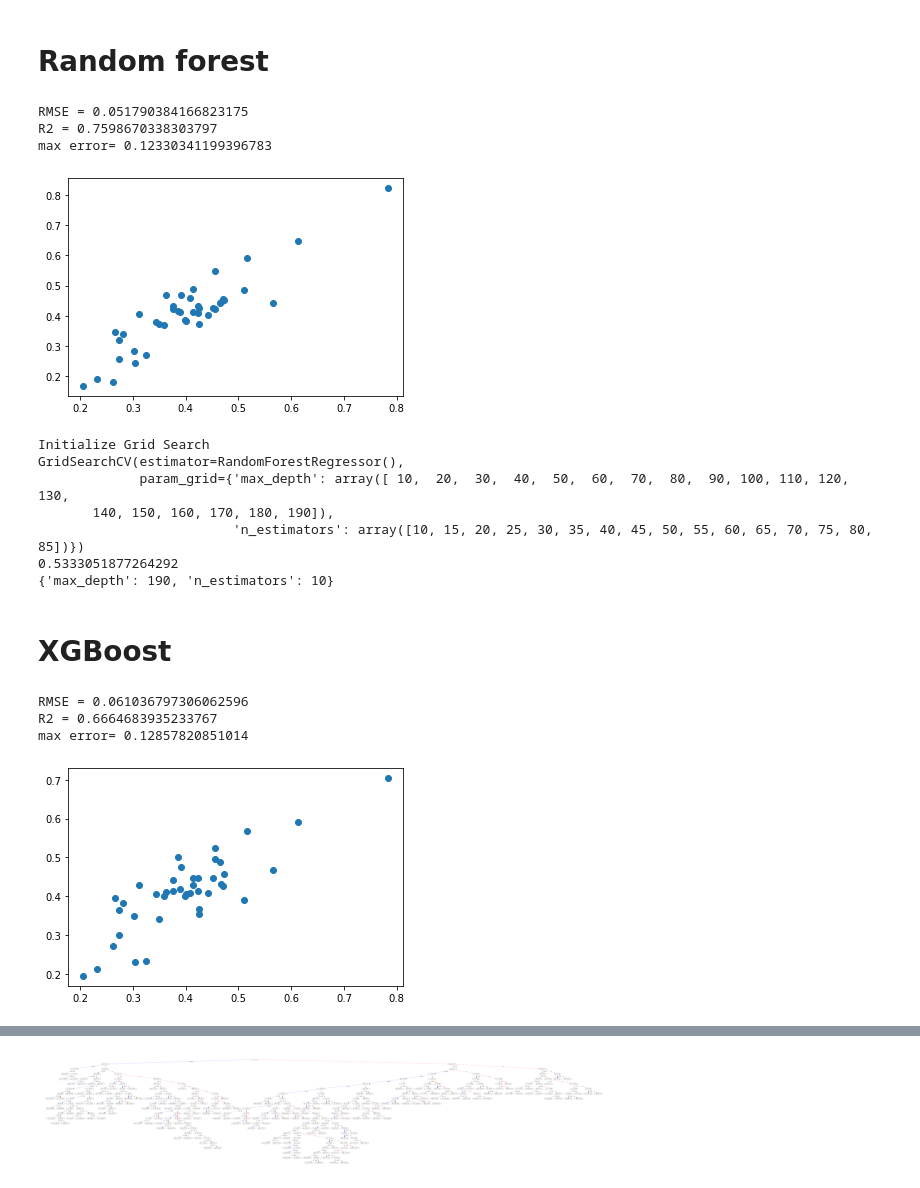
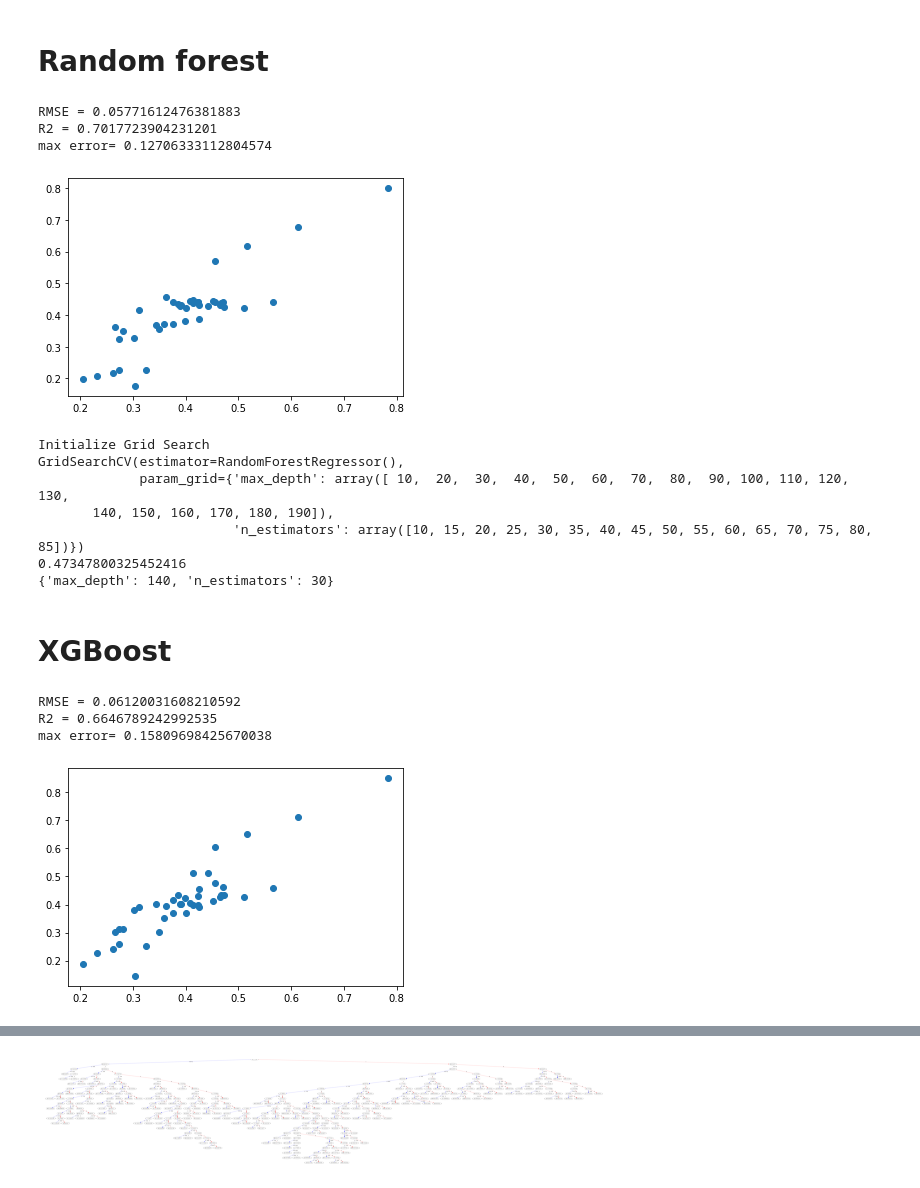
Before and after one commit to sechava4/monitoreogrid, a Jupyter notebook: app/Develops/Consumption_estimation_Journal/Model_generation_notebook.ipynb, the cells around one changed output, grey strips where cells are left out. Saved outputs shown, nothing was run; the diff lists cells and outputs as text; code cells hidden in the pictures.

```diff
--- a/app/Develops/Consumption_estimation_Journal/Model_generation_notebook.ipynb
+++ b/app/Develops/Consumption_estimation_Journal/Model_generation_notebook.ipynb
@@ -725,8 +725,8 @@ mean_features_by_user_and_slope.head(60)
 | 55 | (6.0, 10.0] | Santiago_Echavarria_FSV110 | 54.702600 | -5.838000 | 0.543235 |
 | 56 | (6.0, 10.0] | Sergio | 40.015500 | -14.433000 | 0.683621 |
 # %%
-model_ft = train_cons[['mean_max_power_usr', 'mean_min_power_usr', 'mean_consumption_per_km_usr', 'mean_soc', 'travel_time', 'mass', 'nominal_speed', 'slope']]
-selected_ft = train_cons[['mean_max_power_usr', 'mean_min_power_usr', 'mean_consumption_per_km_usr', 'mean_soc', 'travel_time','mass','nominal_speed', 'slope', 'consumption_per_km']]
+model_ft = train_cons[['mean_max_power_usr', 'mean_soc','mean_speed', 'slope']]
+selected_ft = train_cons[['mean_max_power_usr', 'mean_soc','mean_speed', 'slope', 'consumption_per_km']]
 print(len(selected_ft))
 selected_ft.corr()
 # %% [output]
@@ -762,7 +758,7 @@ train_lm_scaled['consumption_per_km'] = train_scaled['consumption_per_km']
 # %% [markdown]
 # Linear Model
 # %%
-formula = 'consumption_per_km ~ slope + mean_max_power_usr + travel_time + mean_soc + nominal_speed -1 ' # 0.84
+formula = 'consumption_per_km ~ slope + mean_max_power_usr + mean_soc + mean_speed -1 ' # 0.84
 
 lm_consumo = ols(formula = formula, data = train_lm_scaled).fit()
 print(lm_consumo.summary())
@@ -929,7 +925,7 @@ max error= 0.17314757137436232
 # %% [markdown]
 # Random forest
 # %%
-X = train_lm_scaled[['mean_max_power_usr', 'mean_soc', 'travel_time', 'nominal_speed', 'slope']].values
+X = train_lm_scaled[['mean_max_power_usr', 'mean_soc','mean_speed', 'slope']].values
 y = train_lm_scaled['consumption_per_km'].values
 
 # Step 1
@@ -940,16 +936,16 @@ y = train_lm_scaled['consumption_per_km'].values
 
 # Curva de complejidad
 # x cada uno de los parámetros
-randF_regr = RandomForestRegressor(n_estimators=10, max_depth=18,
-                                   random_state=0,max_features='auto' , criterion='mse')
+randF_regr = RandomForestRegressor(n_estimators=25, max_depth=100,
+                                   random_state=0,max_features='auto' , criterion='mse', max_samples = 0.1)
 randF_regr.fit(X, y)
-y_pred = randF_regr.predict(test_scaled[['mean_max_power_usr', 'mean_soc', 'travel_time', 'nominal_speed', 'slope']].values)
+y_pred = randF_regr.predict(test_scaled[['mean_max_power_usr', 'mean_soc','mean_speed', 'slope']].values)
 model_evaluation(y_test, y_pred)
 # %% [output]
-RMSE = 0.051790384166823175
-R2 = 0.7598670338303797
-max error= 0.12330341199396783
+RMSE = 0.05771612476381883
+R2 = 0.7017723904231201
+max error= 0.12706333112804574
-[figure, old version]
+[figure, new version]
 # %%
 from sklearn.model_selection import GridSearchCV, RandomizedSearchCV
 print("Initialize Grid Search")
@@ -974,8 +970,8 @@ GridSearchCV(estimator=RandomForestRegressor(),
              param_grid={'max_depth': array([ 10,  20,  30,  40,  50,  60,  70,  80,  90, 100, 110, 120, 130,
        140, 150, 160, 170, 180, 190]),
                          'n_estimators': array([10, 15, 20, 25, 30, 35, 40, 45, 50, 55, 60, 65, 70, 75, 80, 85])})
-0.5333051877264292
-{'max_depth': 190, 'n_estimators': 10}
+0.47347800325452416
+{'max_depth': 140, 'n_estimators': 30}
 # %%
 dump(randF_regr, open('randomForest_0_12_mean_consumption_maxerr_model.pkl', 'wb'))
 dump(scaler, open('scaler.pkl', 'wb'))
@@ -985,30 +981,30 @@ dump(scaler_lm, open('scaler_lm.pkl', 'wb'))
 # %%
 
 
 data_dmatrix = xgb.DMatrix(data=X,label=y)
 
-xg_reg = xgb.XGBRegressor(objective ='reg:squarederror', colsample_bytree = 0.5, learning_rate = 0.07,
+xg_reg = xgb.XGBRegressor(objective ='reg:squarederror', colsample_bytree = 0.9, learning_rate = 0.8,
                 max_depth = 100, n_estimators = 100)
 
 # ['mean_max_power_usr', 'mean_soc','nominal_speed', 'slope']
-#xg_reg = xgb.XGBRegressor(objective ='reg:squarederror', colsample_bytree = 0.63, learning_rate = 0.3,
+#xg_reg = xgb.XGBRegressor(objective ='reg:squarederror', colsample_bytree = 0.5, learning_rate = 0.9,
 #                max_depth = 45, n_estimators = 50)
 
 # xg_reg = xgb.XGBRegressor(objective ='reg:squarederror', colsample_bytree = 0.55, learning_rate = 0.425,
 #                max_depth = 45, n_estimators = 50)
 
 xg_reg.fit(X, y)
 
-y_pred_xgb = xg_reg.predict(test_scaled[['mean_max_power_usr', 'mean_soc', 'travel_time', 'nominal_speed', 'slope']].values)
+y_pred_xgb = xg_reg.predict(test_scaled[['mean_max_power_usr', 'mean_soc', 'mean_speed', 'slope']].values)
 model_evaluation(y_test, y_pred_xgb)
 
 # Save the model
 dump(xg_reg, open('xg_reg_model.pickle.dat', 'wb'))
 # %% [output]
-RMSE = 0.061036797306062596
-R2 = 0.6664683935233767
-max error= 0.12857820851014
+RMSE = 0.06120031608210592
+R2 = 0.6646789242992535
+max error= 0.15809698425670038
-[figure, old version]
+[figure, new version]
 # %%
 from sklearn.model_selection import RandomizedSearchCV
 print("Initialize Grid Search")
```
Also changed, not shown: parts of 6 cells of this notebook, 25 other files.
